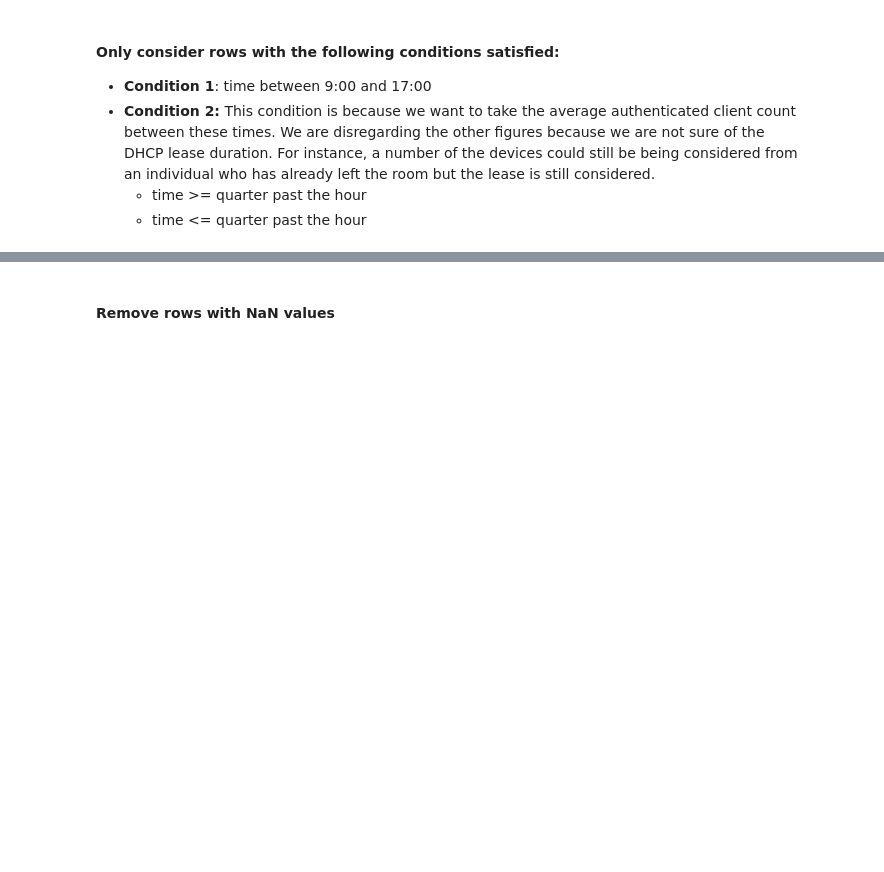
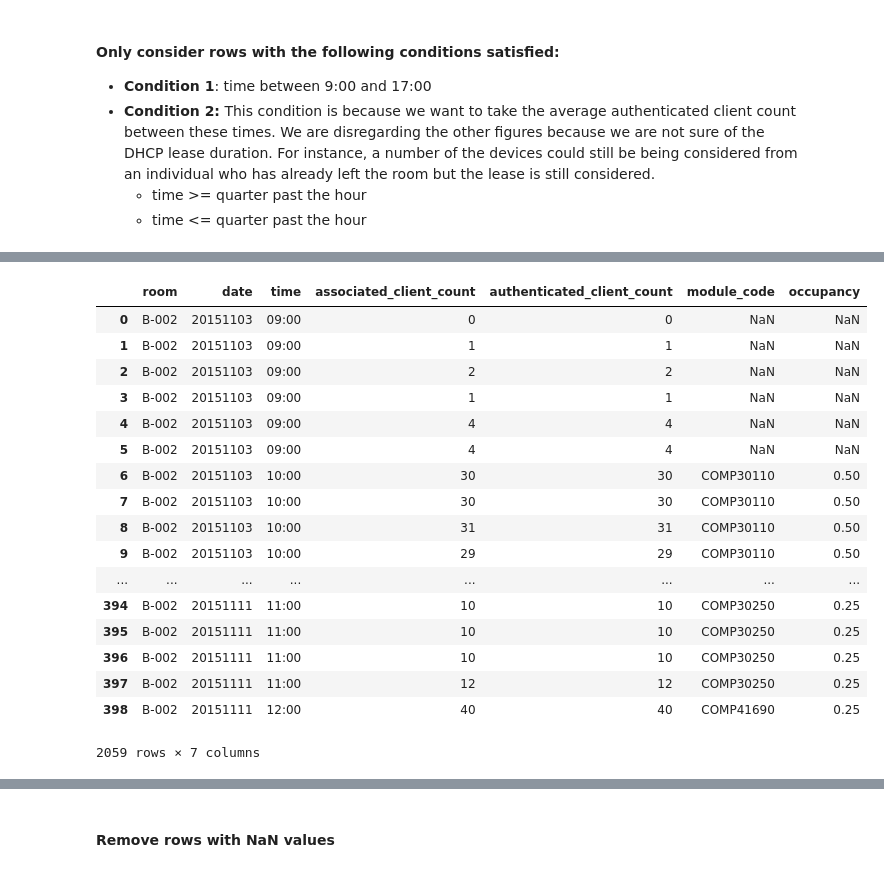
Before and after one commit to ConorSheehan1/ReSTimator_Team1100, a Jupyter notebook: app/project/Untitled.ipynb, the cells around one changed output, grey strips where cells are left out. Cells and saved outputs as stored; diff of their text form; code cells hidden in the pictures; blank space fills up the shorter version.

```diff
--- a/app/project/Untitled.ipynb
+++ b/app/project/Untitled.ipynb
@@ -53,0 +114,3 @@ df_occupy_2
+# %%
+df_occupy_2 = df_occupy_2.dropna()
+df_occupy_2
@@ -54,3 +135,22 @@ df_occupy_2
 # %%
 df_occupy_merge = pd.merge(left = df_occupy_1, right = df_occupy_2, how="outer", on=["room", "date", "time"])
-df_occupy_merge.head(10)
+df_occupy_merge
+# %% [output]
+|  | room | date | time | associated_client_count | authenticated_client_count | module_code | occupancy |
+| 0 | B-002 | 20151103 | 09:00 | 0 | 0 | NaN | NaN |
+| 1 | B-002 | 20151103 | 09:00 | 1 | 1 | NaN | NaN |
+| 2 | B-002 | 20151103 | 09:00 | 2 | 2 | NaN | NaN |
+| 3 | B-002 | 20151103 | 09:00 | 1 | 1 | NaN | NaN |
+| 4 | B-002 | 20151103 | 09:00 | 4 | 4 | NaN | NaN |
+| 5 | B-002 | 20151103 | 09:00 | 4 | 4 | NaN | NaN |
+| 6 | B-002 | 20151103 | 10:00 | 30 | 30 | COMP30110 | 0.50 |
+| 7 | B-002 | 20151103 | 10:00 | 30 | 30 | COMP30110 | 0.50 |
+| 8 | B-002 | 20151103 | 10:00 | 31 | 31 | COMP30110 | 0.50 |
+| 9 | B-002 | 20151103 | 10:00 | 29 | 29 | COMP30110 | 0.50 |
+| ... | ... | ... | ... | ... | ... | ... | ... |
+| 394 | B-002 | 20151111 | 11:00 | 10 | 10 | COMP30250 | 0.25 |
+| 395 | B-002 | 20151111 | 11:00 | 10 | 10 | COMP30250 | 0.25 |
+| 396 | B-002 | 20151111 | 11:00 | 10 | 10 | COMP30250 | 0.25 |
+| 397 | B-002 | 20151111 | 11:00 | 12 | 12 | COMP30250 | 0.25 |
+| 398 | B-002 | 20151111 | 12:00 | 40 | 40 | COMP41690 | 0.25 |
+2059 rows × 7 columns
```
Also changed, not shown: parts of 31 cells of this notebook, 12 other files.
